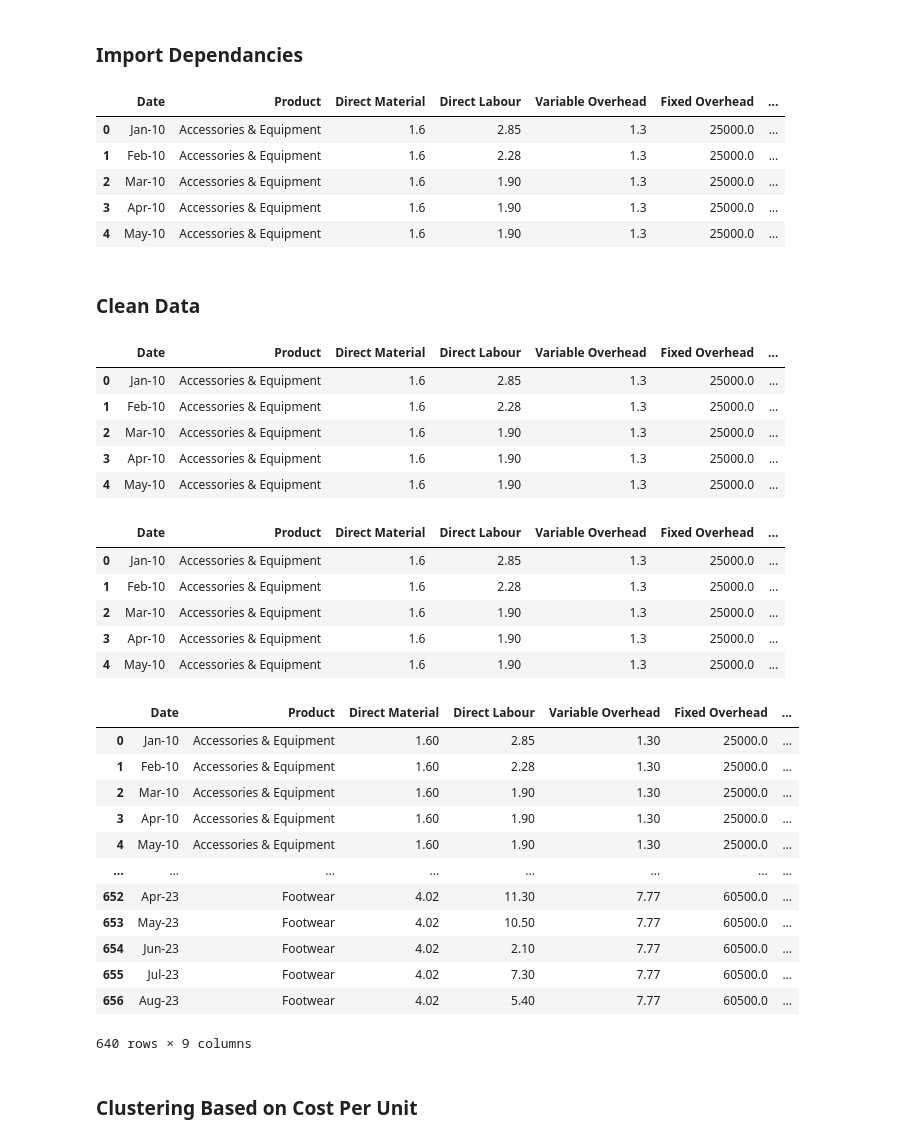
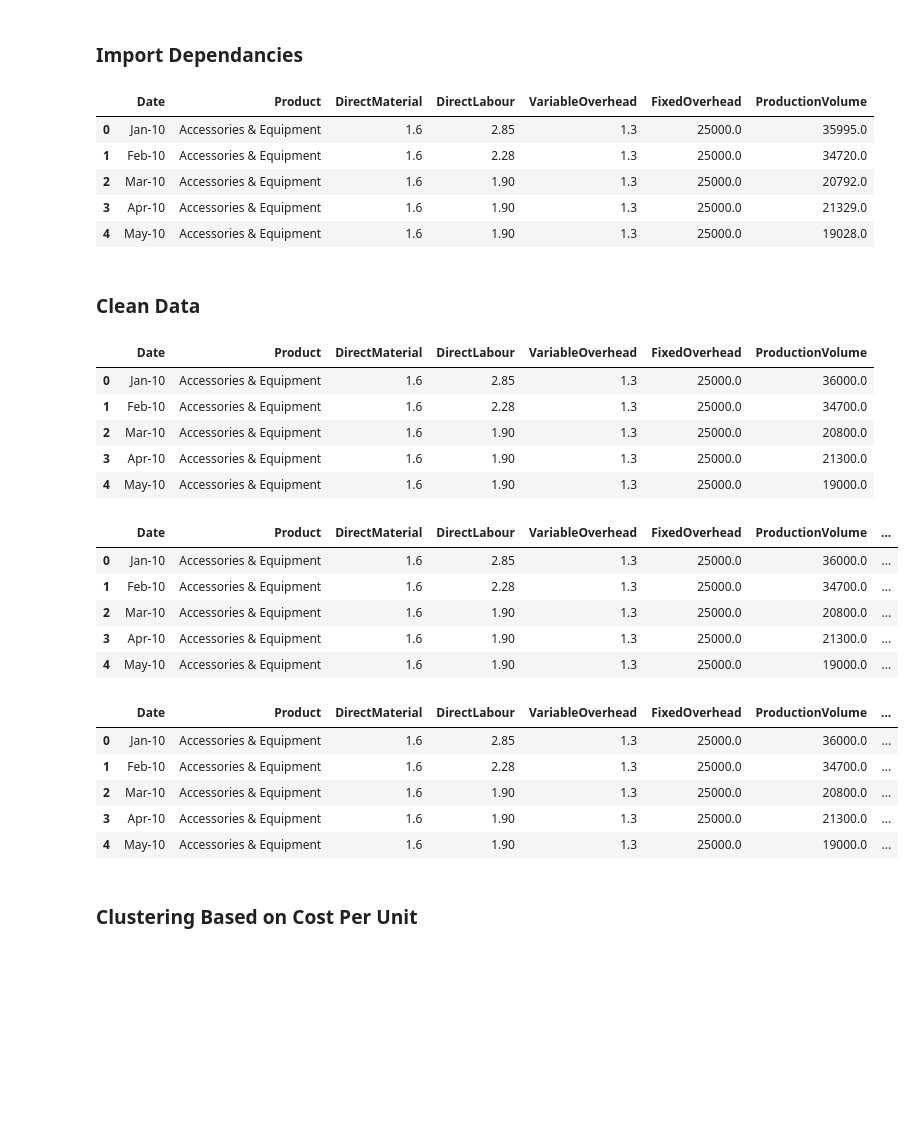
Before and after one commit to vihaveman/Data_Strategy, a Jupyter notebook: Resources/Production.ipynb, the cells around one changed output. Drawn from its saved outputs; the diff is of its cells as text; code cells hidden in the pictures; blank space fills up the shorter version.

```diff
--- a/Resources/Production.ipynb
+++ b/Resources/Production.ipynb
@@ -6,18 +6,18 @@ import os
 import numpy as np
 # %%
 # Import Data
-production = "Resources/Production.csv"
+production = "Production.csv"
 
 # Read data into Pandas DataFrames
 production_df = pd.read_csv(production)
 production_df.head()
 # %% [output]
-|  | Date | Product | Direct Material | Direct Labour | Variable Overhead | Fixed Overhead | ... |
-| 0 | Jan-10 | Accessories & Equipment | 1.6 | 2.85 | 1.3 | 25000.0 | ... |
-| 1 | Feb-10 | Accessories & Equipment | 1.6 | 2.28 | 1.3 | 25000.0 | ... |
-| 2 | Mar-10 | Accessories & Equipment | 1.6 | 1.90 | 1.3 | 25000.0 | ... |
-| 3 | Apr-10 | Accessories & Equipment | 1.6 | 1.90 | 1.3 | 25000.0 | ... |
-| 4 | May-10 | Accessories & Equipment | 1.6 | 1.90 | 1.3 | 25000.0 | ... |
+|  | Date | Product | DirectMaterial | DirectLabour | VariableOverhead | FixedOverhead | ProductionVolume |
+| 0 | Jan-10 | Accessories & Equipment | 1.6 | 2.85 | 1.3 | 25000.0 | 35995.0 |
+| 1 | Feb-10 | Accessories & Equipment | 1.6 | 2.28 | 1.3 | 25000.0 | 34720.0 |
+| 2 | Mar-10 | Accessories & Equipment | 1.6 | 1.90 | 1.3 | 25000.0 | 20792.0 |
+| 3 | Apr-10 | Accessories & Equipment | 1.6 | 1.90 | 1.3 | 25000.0 | 21329.0 |
+| 4 | May-10 | Accessories & Equipment | 1.6 | 1.90 | 1.3 | 25000.0 | 19028.0 |
 # %% [markdown]
 ### Clean Data
 # %%
@@ -25,48 +25,41 @@ production_df.head()
 production_df = production_df.dropna()
 # %%
 # Round Volume to nearest 100
-production_df['Production Volume'] = (production_df['Production Volume'] / 100).round() * 100
+production_df['ProductionVolume'] = (production_df['ProductionVolume'] / 100).round() * 100
 production_df.head()
 # %% [output]
-|  | Date | Product | Direct Material | Direct Labour | Variable Overhead | Fixed Overhead | ... |
-| 0 | Jan-10 | Accessories & Equipment | 1.6 | 2.85 | 1.3 | 25000.0 | ... |
-| 1 | Feb-10 | Accessories & Equipment | 1.6 | 2.28 | 1.3 | 25000.0 | ... |
-| 2 | Mar-10 | Accessories & Equipment | 1.6 | 1.90 | 1.3 | 25000.0 | ... |
-| 3 | Apr-10 | Accessories & Equipment | 1.6 | 1.90 | 1.3 | 25000.0 | ... |
-| 4 | May-10 | Accessories & Equipment | 1.6 | 1.90 | 1.3 | 25000.0 | ... |
+|  | Date | Product | DirectMaterial | DirectLabour | VariableOverhead | FixedOverhead | ProductionVolume |
+| 0 | Jan-10 | Accessories & Equipment | 1.6 | 2.85 | 1.3 | 25000.0 | 36000.0 |
+| 1 | Feb-10 | Accessories & Equipment | 1.6 | 2.28 | 1.3 | 25000.0 | 34700.0 |
+| 2 | Mar-10 | Accessories & Equipment | 1.6 | 1.90 | 1.3 | 25000.0 | 20800.0 |
+| 3 | Apr-10 | Accessories & Equipment | 1.6 | 1.90 | 1.3 | 25000.0 | 21300.0 |
+| 4 | May-10 | Accessories & Equipment | 1.6 | 1.90 | 1.3 | 25000.0 | 19000.0 |
 # %%
 # Calculate Total Production cost
 
-production_df['Total Cost'] = ((production_df['Direct Material'] +
-                               production_df['Direct Labour'] +
-                               production_df['Variable Overhead']) *
-                               production_df['Production Volume']) + production_df['Fixed Overhead']
+production_df['TotalCost'] = ((production_df['DirectMaterial'] +
+                               production_df['DirectLabour'] +
+                               production_df['VariableOverhead']) *
+                               production_df['ProductionVolume']) + production_df['FixedOverhead']
 production_df.head()
 # %% [output]
-|  | Date | Product | Direct Material | Direct Labour | Variable Overhead | Fixed Overhead | ... |
-| 0 | Jan-10 | Accessories & Equipment | 1.6 | 2.85 | 1.3 | 25000.0 | ... |
-| 1 | Feb-10 | Accessories & Equipment | 1.6 | 2.28 | 1.3 | 25000.0 | ... |
-| 2 | Mar-10 | Accessories & Equipment | 1.6 | 1.90 | 1.3 | 25000.0 | ... |
-| 3 | Apr-10 | Accessories & Equipment | 1.6 | 1.90 | 1.3 | 25000.0 | ... |
-| 4 | May-10 | Accessories & Equipment | 1.6 | 1.90 | 1.3 | 25000.0 | ... |
+|  | Date | Product | DirectMaterial | DirectLabour | VariableOverhead | FixedOverhead | ProductionVolume | ... |
+| 0 | Jan-10 | Accessories & Equipment | 1.6 | 2.85 | 1.3 | 25000.0 | 36000.0 | ... |
+| 1 | Feb-10 | Accessories & Equipment | 1.6 | 2.28 | 1.3 | 25000.0 | 34700.0 | ... |
+| 2 | Mar-10 | Accessories & Equipment | 1.6 | 1.90 | 1.3 | 25000.0 | 20800.0 | ... |
+| 3 | Apr-10 | Accessories & Equipment | 1.6 | 1.90 | 1.3 | 25000.0 | 21300.0 | ... |
+| 4 | May-10 | Accessories & Equipment | 1.6 | 1.90 | 1.3 | 25000.0 | 19000.0 | ... |
 # %%
 #Calculate Cost per unit
 
-production_df['Cost Per Unit'] = (production_df['Total Cost'] / production_df['Production Volume']).round(2)
+production_df['CostPerUnit'] = (production_df['TotalCost'] / production_df['ProductionVolume']).round(2)
 
-production_df
+production_df.head()
 # %% [output]
-|  | Date | Product | Direct Material | Direct Labour | Variable Overhead | Fixed Overhead | ... |
-| 0 | Jan-10 | Accessories & Equipment | 1.60 | 2.85 | 1.30 | 25000.0 | ... |
-| 1 | Feb-10 | Accessories & Equipment | 1.60 | 2.28 | 1.30 | 25000.0 | ... |
-| 2 | Mar-10 | Accessories & Equipment | 1.60 | 1.90 | 1.30 | 25000.0 | ... |
-| 3 | Apr-10 | Accessories & Equipment | 1.60 | 1.90 | 1.30 | 25000.0 | ... |
-| 4 | May-10 | Accessories & Equipment | 1.60 | 1.90 | 1.30 | 25000.0 | ... |
-| ... | ... | ... | ... | ... | ... | ... | ... |
-| 652 | Apr-23 | Footwear | 4.02 | 11.30 | 7.77 | 60500.0 | ... |
-| 653 | May-23 | Footwear | 4.02 | 10.50 | 7.77 | 60500.0 | ... |
-| 654 | Jun-23 | Footwear | 4.02 | 2.10 | 7.77 | 60500.0 | ... |
-| 655 | Jul-23 | Footwear | 4.02 | 7.30 | 7.77 | 60500.0 | ... |
-| 656 | Aug-23 | Footwear | 4.02 | 5.40 | 7.77 | 60500.0 | ... |
+|  | Date | Product | DirectMaterial | DirectLabour | VariableOverhead | FixedOverhead | ProductionVolume | ... |
+| 0 | Jan-10 | Accessories & Equipment | 1.6 | 2.85 | 1.3 | 25000.0 | 36000.0 | ... |
+| 1 | Feb-10 | Accessories & Equipment | 1.6 | 2.28 | 1.3 | 25000.0 | 34700.0 | ... |
+| 2 | Mar-10 | Accessories & Equipment | 1.6 | 1.90 | 1.3 | 25000.0 | 20800.0 | ... |
+| 3 | Apr-10 | Accessories & Equipment | 1.6 | 1.90 | 1.3 | 25000.0 | 21300.0 | ... |
+| 4 | May-10 | Accessories & Equipment | 1.6 | 1.90 | 1.3 | 25000.0 | 19000.0 | ... |
-640 rows × 9 columns
 # %%
```
Also changed, not shown: parts of 3 cells of this notebook.
